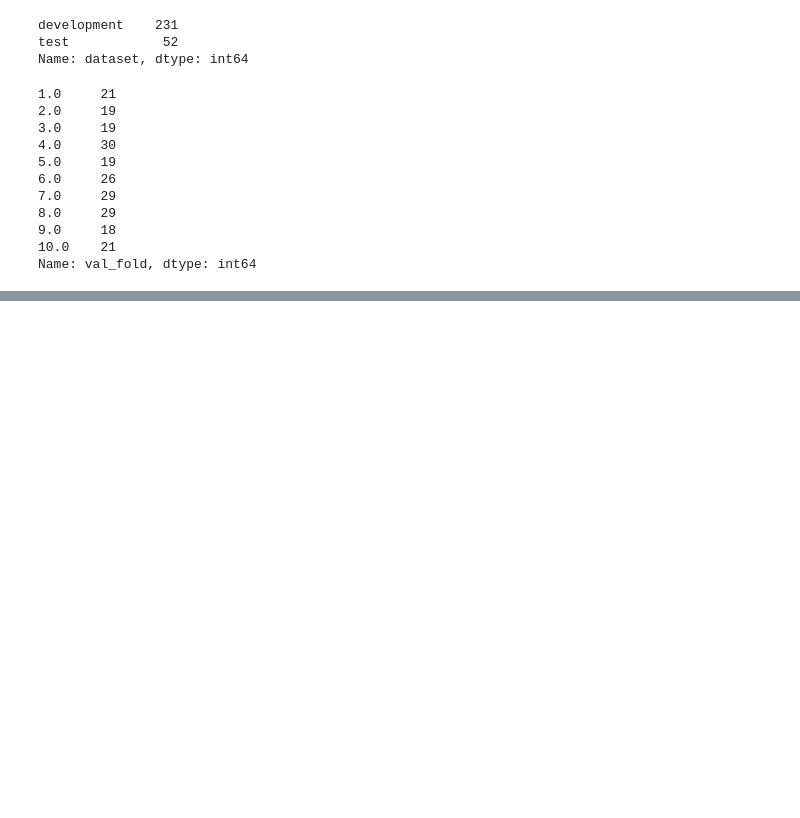
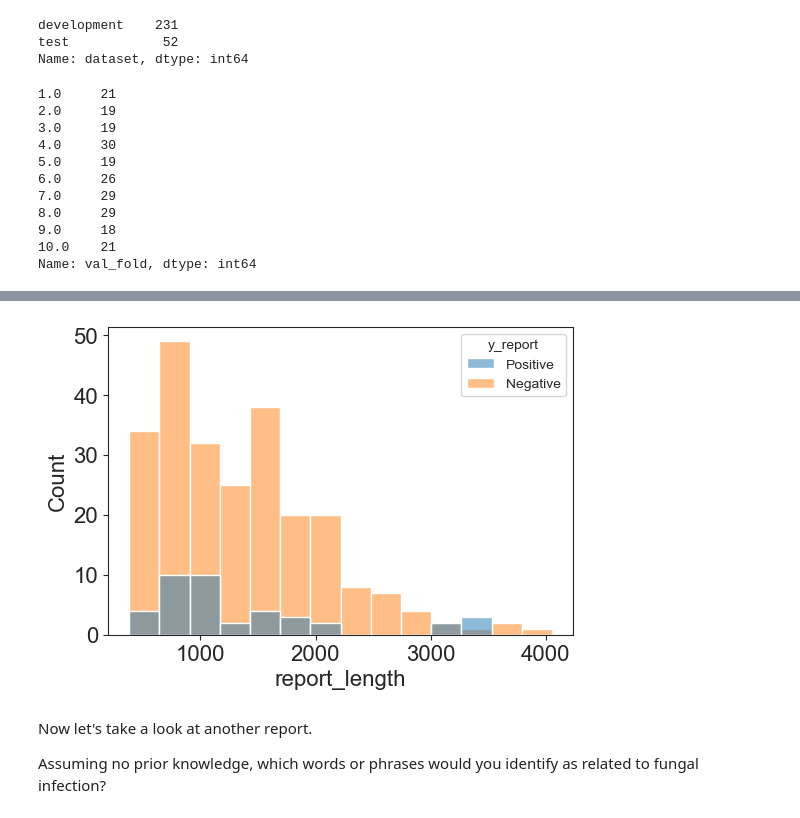
Before and after one commit to vlada-rozova/alta-tutorial, a Jupyter notebook: code/chifir-ner.ipynb, the cells around one changed output, grey strips where cells are left out. Cells and saved outputs as stored; diff of their text form; code cells hidden in the pictures; blank space fills up the shorter version.

```diff
--- a/code/chifir-ner.ipynb
+++ b/code/chifir-ner.ipynb
@@ -107,0 +208,9 @@ Name: val_fold, dtype: int64
+# %%
+# Btw, is there any correlation between report length and its IFI label?
+sns.histplot(x='report_length', data=df, hue='y_report');
+# %% [output]
+[figure, added]
+# %% [markdown]
+Now let's take a look at another report.
+
+Assuming no prior knowledge, which words or phrases would you identify as related to fungal infection?
```
Also changed, not shown: parts of 16 cells of this notebook, 1 other file.
